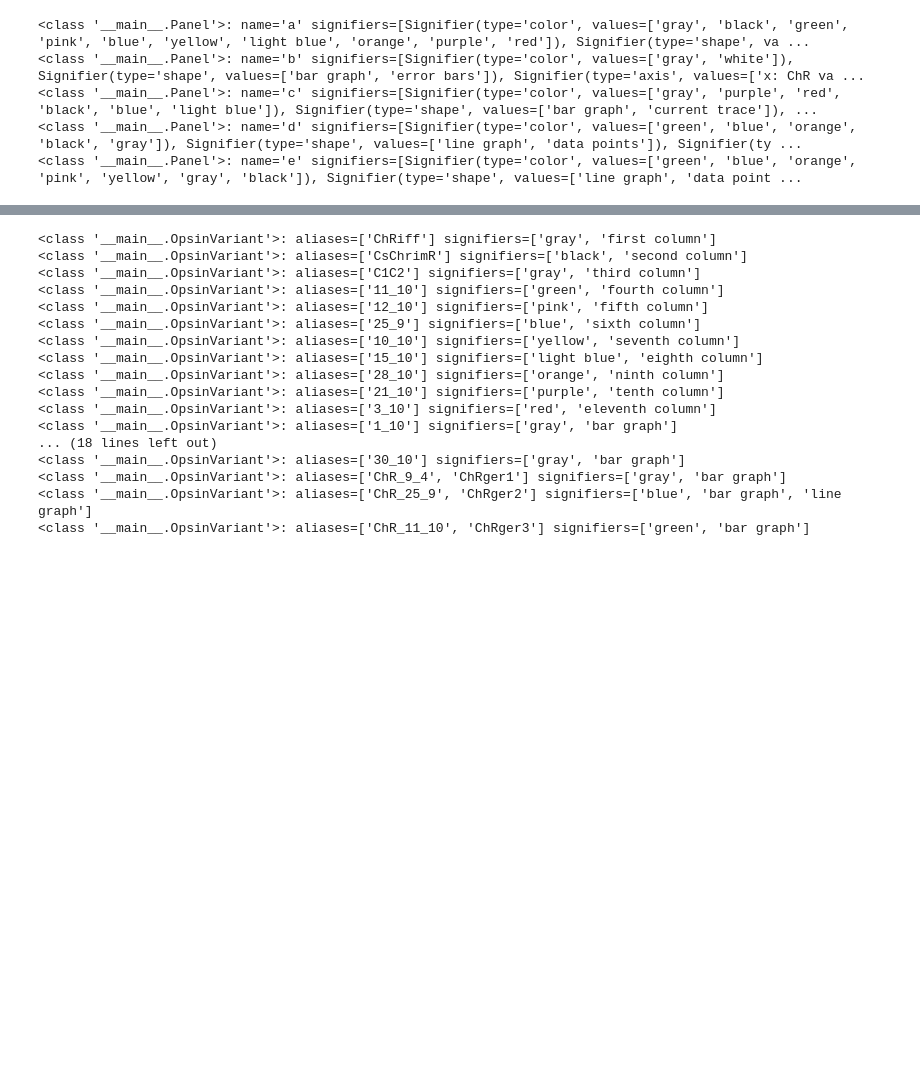
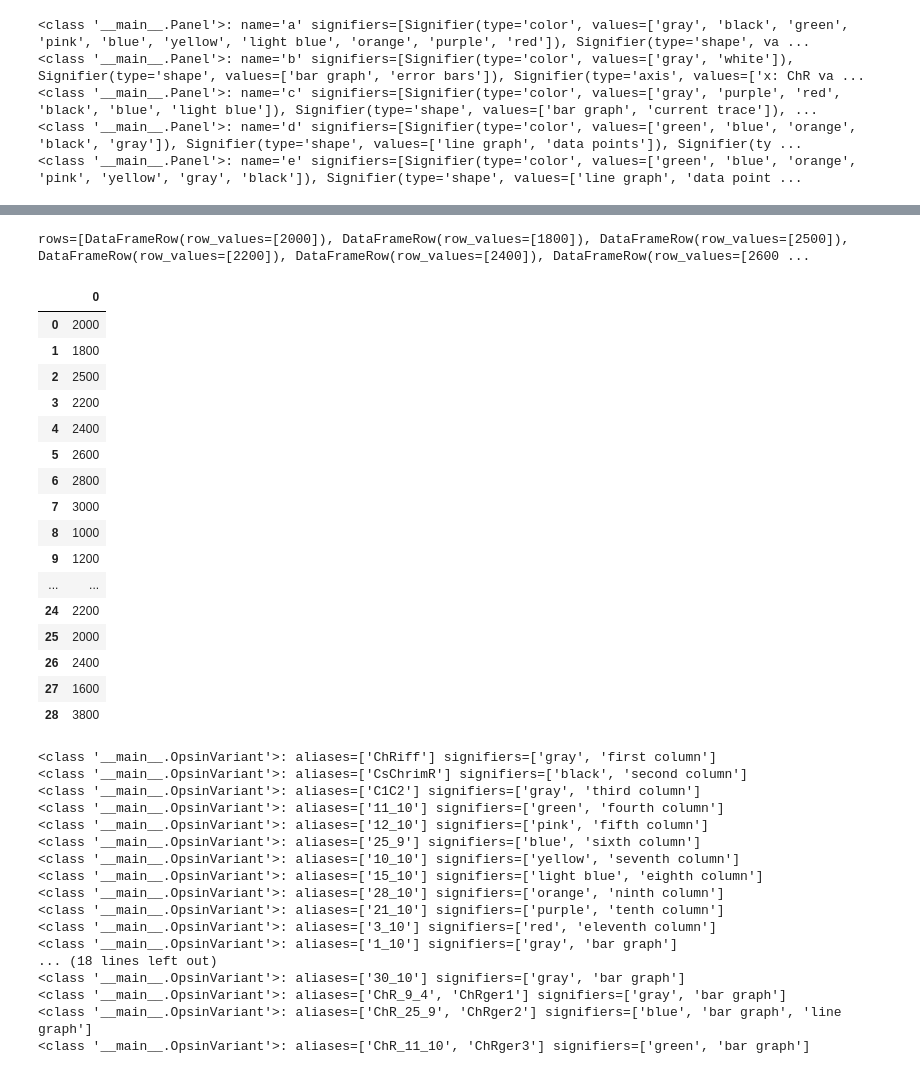
Before and after one commit to shababo/plotreader, a Jupyter notebook: sandbox/direct_anthropic_calls.ipynb, the cells around one changed output, grey strips where cells are left out. Drawn from its saved outputs; the diff is of its cells as text; code cells hidden in the pictures; blank space fills up the shorter version.

```diff
--- a/sandbox/direct_anthropic_calls.ipynb
+++ b/sandbox/direct_anthropic_calls.ipynb
@@ -409,3 +752,28 @@ for panel in figure.panels:
+# %%
+panel_df = output_parser.parse(response.content[0].text)
+print(panel_df)
+# %% [output]
+rows=[DataFrameRow(row_values=[2000]), DataFrameRow(row_values=[1800]), DataFrameRow(row_values=[2500]), DataFrameRow(row_values=[2200]), DataFrameRow(row_values=[2400]), DataFrameRow(row_values=[2600 ...
+# %%
+panel_df.to_df()
+# %% [output]
+|  | 0 |
+| 0 | 2000 |
+| 1 | 1800 |
+| 2 | 2500 |
+| 3 | 2200 |
+| 4 | 2400 |
+| 5 | 2600 |
+| 6 | 2800 |
+| 7 | 3000 |
+| 8 | 1000 |
+| 9 | 1200 |
+| ... | ... |
+| 24 | 2200 |
+| 25 | 2000 |
+| 26 | 2400 |
+| 27 | 1600 |
+| 28 | 3800 |
 # %%
 message_txt_no_options = """For each OpsinVariant in the supplied data structure, add the signifiers field which is a list of strings for each visual signifier in the figure.
 You can include any type of signifier (e.g. `signifiers = ['blue', 'diamond', 'orange', 'dashes']`).
```
Also changed, not shown: parts of 18 cells of this notebook, 1 other file.
